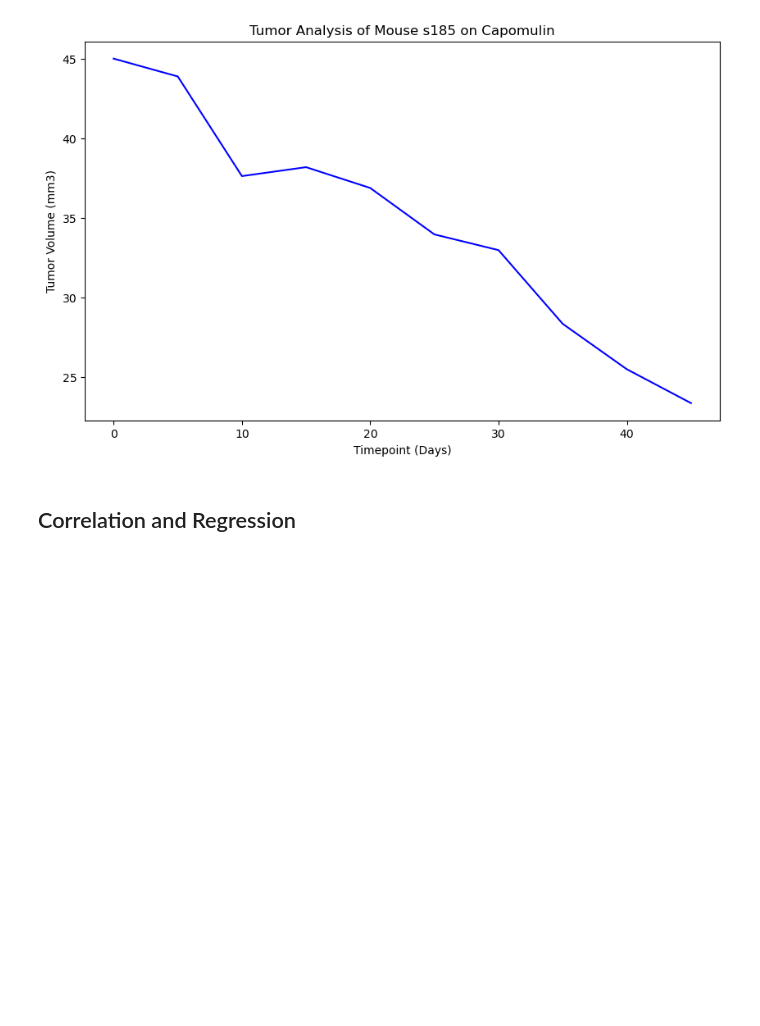
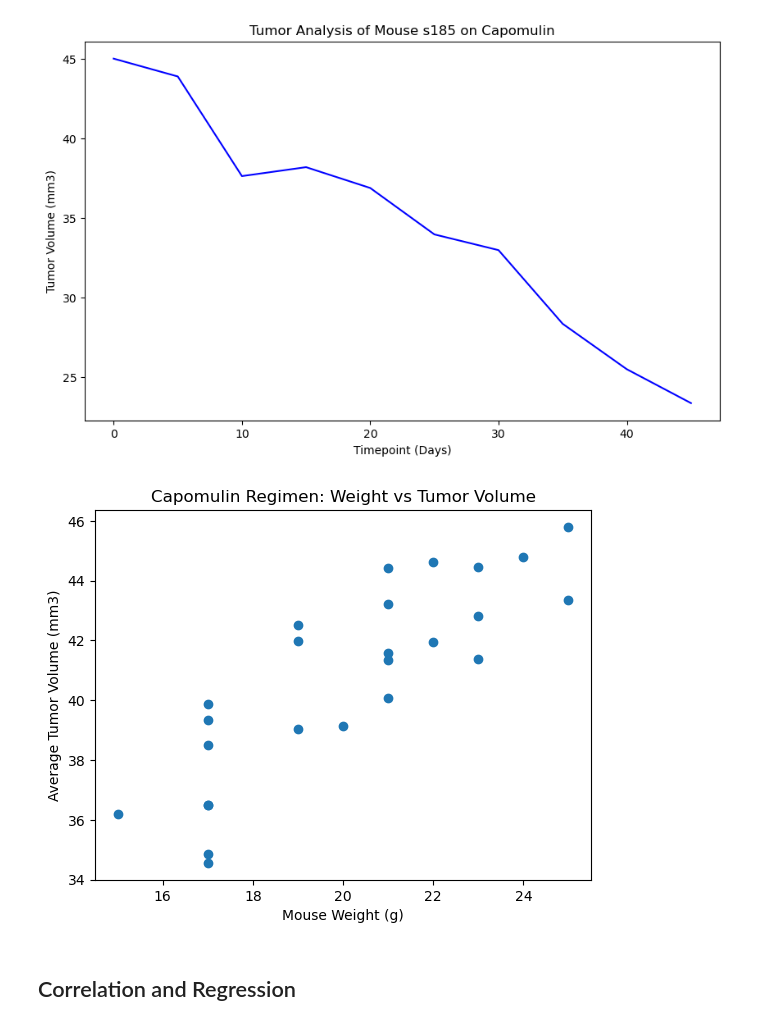
Before and after one commit to datakreese/visualization-challenge, a Jupyter notebook: pymaceuticals.ipynb, the cells around one changed output. Drawn from its saved outputs; the diff is of its cells as text; code cells hidden in the pictures; blank space fills up the shorter version.

```diff
--- a/pymaceuticals.ipynb
+++ b/pymaceuticals.ipynb
@@ -309,3 +262,22 @@ plt.show()
+# %%
+# Generate a scatter plot of mouse weight vs. the average observed tumor volume for the entire Capomulin regimen
+# Filter data for Capomulin regimen
+capomulin_data = cleaned_df[cleaned_df["Drug Regimen"] == "Capomulin"]
+
+# Calculate the mean tumor volume for each mouse
+mouse_avg_tumor_vol = capomulin_data.groupby("Mouse ID")["Tumor Volume (mm3)"].mean()
+
+# Extract mouse weights
+mouse_weights = capomulin_data.groupby("Mouse ID")["Weight (g)"].mean()
+
+# Create a scatter plot
+plt.scatter(mouse_weights, mouse_avg_tumor_vol)
+plt.xlabel('Mouse Weight (g)')
+plt.ylabel('Average Tumor Volume (mm3)')
+plt.title('Capomulin Regimen: Weight vs Tumor Volume')
+plt.show()
+# %% [output]
+[figure, added]
 # %% [markdown]
 ## Correlation and Regression
 # %%
```
Also changed, not shown: parts of 6 cells of this notebook.
